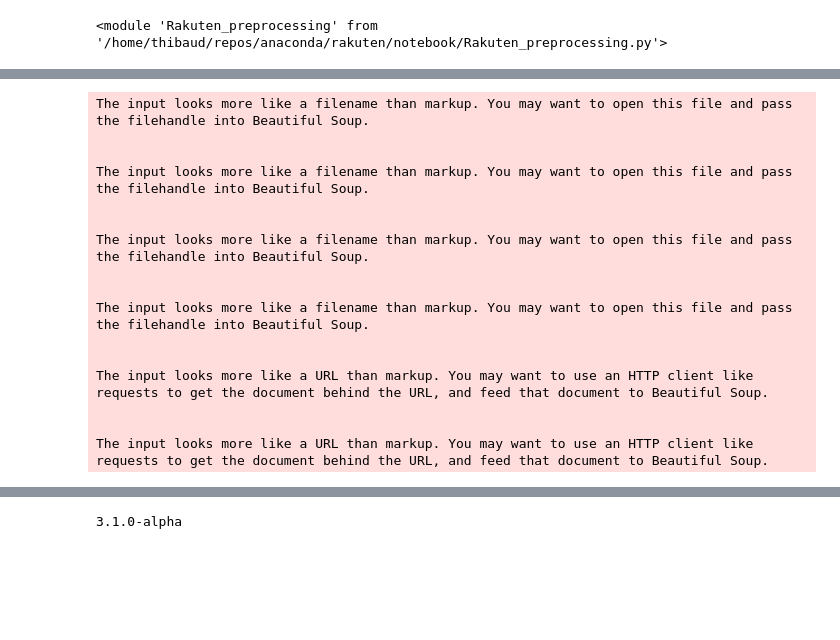
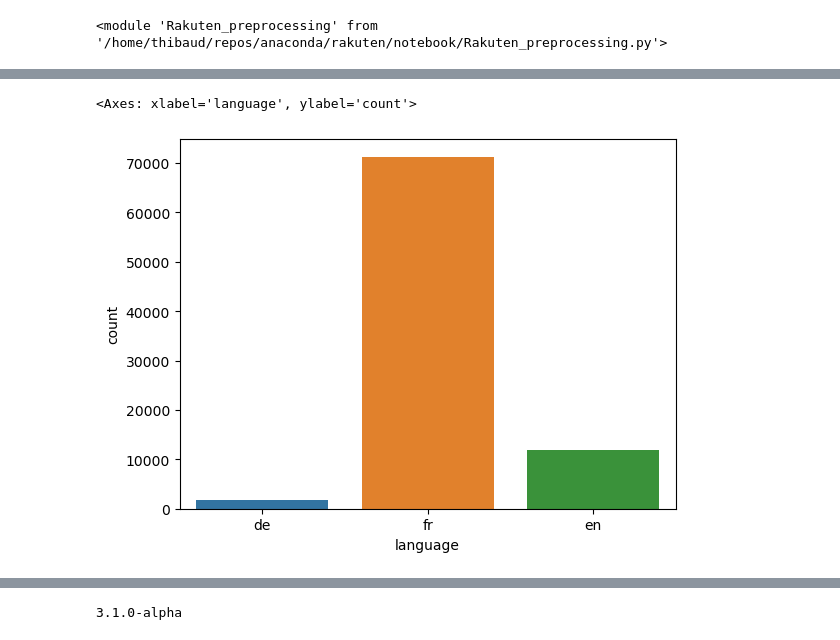
Before and after one commit to Konarovic/Rakuten, a Jupyter notebook: notebook/translate.ipynb, the cells around one changed output, grey strips where cells are left out. Saved outputs shown, nothing was run; the diff lists cells and outputs as text; code cells hidden in the pictures; blank space fills up the shorter version.

```diff
--- a/notebook/translate.ipynb
+++ b/notebook/translate.ipynb
@@ -22,22 +20,0 @@ df.head()
-# %%
-import Rakuten_preprocessing as rkt
-
-df['designation_clean'] = rkt.Rakuten_txt_cleanup(df['designation'])
-df['description_clean'] = rkt.Rakuten_txt_cleanup(df['description'])
-# %% [output]
-The input looks more like a filename than markup. You may want to open this file and pass the filehandle into Beautiful Soup.
-
-
-The input looks more like a filename than markup. You may want to open this file and pass the filehandle into Beautiful Soup.
-
-
-The input looks more like a filename than markup. You may want to open this file and pass the filehandle into Beautiful Soup.
-
-
-The input looks more like a filename than markup. You may want to open this file and pass the filehandle into Beautiful Soup.
-
-
-The input looks more like a URL than markup. You may want to use an HTTP client like requests to get the document behind the URL, and feed that document to Beautiful Soup.
-
-
-The input looks more like a URL than markup. You may want to use an HTTP client like requests to get the document behind the URL, and feed that document to Beautiful Soup.
@@ -46 +21,7 @@ df['lang'] = rkt.Rakuten_txt_language(df.loc[:, ['designation', 'description']])
+# %%
+import seaborn as sns
+sns.countplot(x=df.language)
+# %% [output]
+<Axes: xlabel='language', ylabel='count'>
+[figure, added]
 # %%
```
Also changed, not shown: parts of 7 cells of this notebook, 2 other files.
